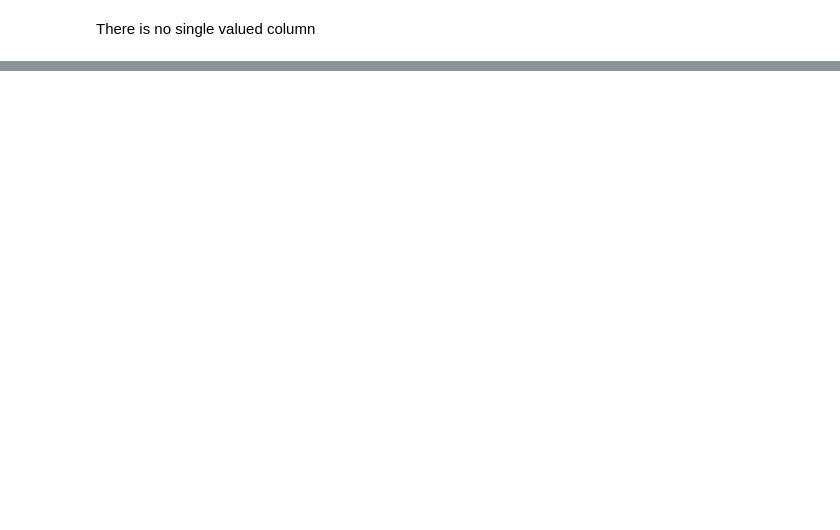
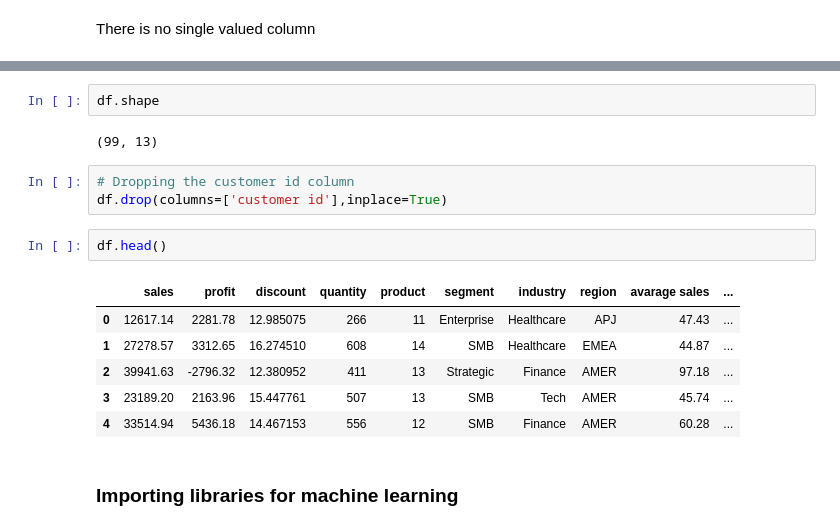
Before and after one commit to IamRaNo/Customer-Analysis, a Jupyter notebook: customer_data.ipynb, the cells around one changed output, grey strips where cells are left out. Drawn from its saved outputs; the diff is of its cells as text; blank space fills up the shorter version.

```diff
--- a/customer_data.ipynb
+++ b/customer_data.ipynb
@@ -270,0 +219,18 @@ sns.histplot(data['age'],bins=10)
+# %%
+df.shape
+# %% [output]
+(99, 13)
+# %%
+# Dropping the customer id column
+df.drop(columns=['customer id'],inplace=True)
+# %%
+df.head()
+# %% [output]
+|  | sales | profit | discount | quantity | product | segment | industry | region | avarage sales | ... |
+| 0 | 12617.14 | 2281.78 | 12.985075 | 266 | 11 | Enterprise | Healthcare | APJ | 47.43 | ... |
+| 1 | 27278.57 | 3312.65 | 16.274510 | 608 | 14 | SMB | Healthcare | EMEA | 44.87 | ... |
+| 2 | 39941.63 | -2796.32 | 12.380952 | 411 | 13 | Strategic | Finance | AMER | 97.18 | ... |
+| 3 | 23189.20 | 2163.96 | 15.447761 | 507 | 13 | SMB | Tech | AMER | 45.74 | ... |
+| 4 | 33514.94 | 5436.18 | 14.467153 | 556 | 12 | SMB | Finance | AMER | 60.28 | ... |
+# %% [markdown]
+### Importing libraries for machine learning
```
Also changed, not shown: parts of 97 cells of this notebook, 2 other files.
